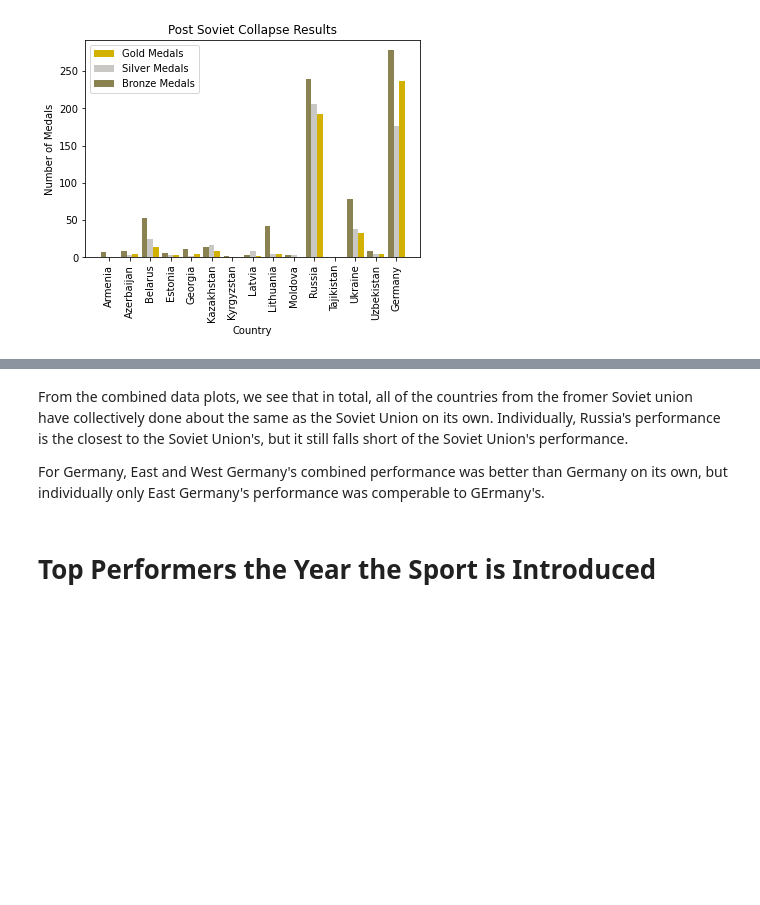
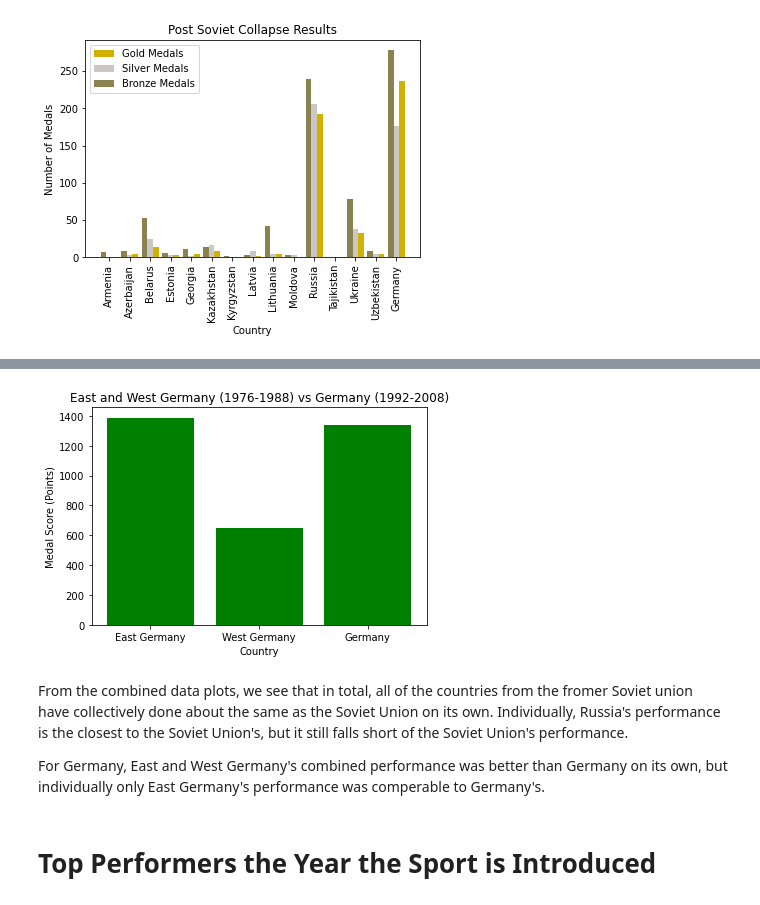
Before and after one commit to rbvancleave/project_1_olympicmedals, a Jupyter notebook: Summer-Olympics-Main.ipynb, the cells around one changed output, grey strips where cells are left out. Saved outputs shown, nothing was run; the diff lists cells and outputs as text; code cells hidden in the pictures; blank space fills up the shorter version.

```diff
--- a/Summer-Olympics-Main.ipynb
+++ b/Summer-Olympics-Main.ipynb
@@ -262,7 +296,22 @@ plt.show()
+# %%
+#comparing Germany to East and West Germany
+germ_countries_points = pre_collapse_points[1:]
+germ_countries_points.append(post_collapse_points[-1])
+
+#plotting
+plt.bar(x_germ, germ_countries_points, color="g")
+plt.xticks(x_germ, german_comparison["Countries"])
+plt.title("East and West Germany (1976-1988) vs Germany (1992-2008)")
+plt.ylabel("Medal Score (Points)")
+plt.xlabel("Country")
+
+plt.show()
+# %% [output]
+[figure, added]
 # %% [markdown]
 From the combined data plots, we see that in total, all of the countries from the fromer Soviet union have collectively done about the same as the Soviet Union on its own. Individually, Russia's performance is the closest to the Soviet Union's, but it still falls short of the Soviet Union's performance.
 
-For Germany, East and West Germany's combined performance was better than Germany on its own, but individually only East Germany's performance was comperable to GErmany's.
+For Germany, East and West Germany's combined performance was better than Germany on its own, but individually only East Germany's performance was comperable to Germany's.
 # %% [markdown]
 # Top Performers the Year the Sport is Introduced
 # %% [markdown]
```
Also changed, not shown: parts of 5 cells of this notebook.
